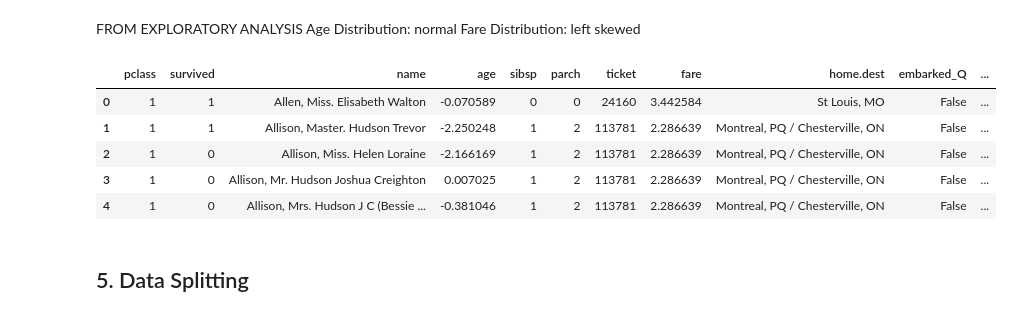
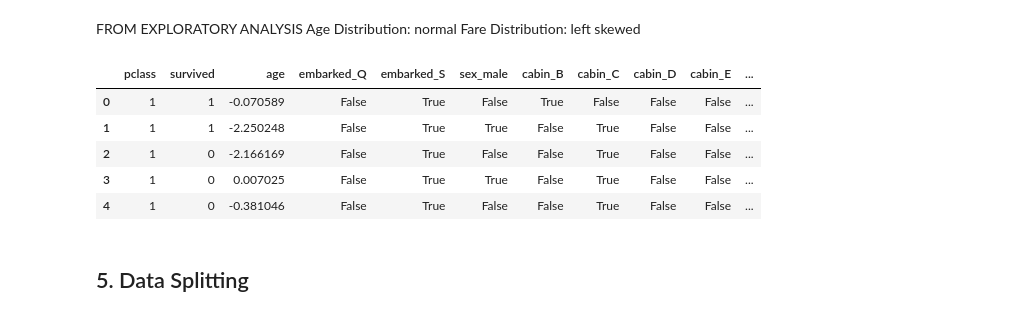
Before and after one commit to fedecaselli/ML-fundamentals-2025, a Jupyter notebook: AssignmentI/assignment_1_<Federica_Caselli[Caselli]>.ipynb, the cells around one changed output. Drawn from its saved outputs; the diff is of its cells as text; code cells hidden in the pictures.

```diff
--- a/AssignmentI/assignment_1_<Federica_Caselli[Caselli]>.ipynb
+++ b/AssignmentI/assignment_1_<Federica_Caselli[Caselli]>.ipynb
@@ -582,2 +651,4 @@ np.int64(0)
+# %%
+df = df.drop(columns=['fare'])
 # %% [markdown]
 #### e. Home.dest
@@ -601,5 +680,3 @@ cabin         187
 embarked        3
 home.dest     369
 dtype: int64
-# %%
-df['home.dest'] = df['home.dest'].fillna('Unknown')
@@ -786,0 +1085,4 @@ Weak rule of thumb:
+# %%
+df['family.size'] = df['sibsp'] + df['parch'] + 1
+df = df.drop(columns = ['sibsp', 'parch'])
+df.head()
@@ -788,22 +1097,26 @@ Weak rule of thumb:
 FROM EXPLORATORY ANALYSIS
 Age Distribution: normal
 Fare Distribution: left skewed
+# %%
+df = df.drop(columns = "ticket")
+
+#DROP TICKETS? ES CATEGORICAL
 # %%
 from sklearn.preprocessing import StandardScaler
 
-num_features = ["age", "fare"]
+num_features = ["age", "family.size"]
 
 scaler = StandardScaler()
 df[num_features] = scaler.fit_transform(df[num_features])
 
 df.head(5)
 # %% [output]
-|  | pclass | survived | name | age | sibsp | parch | ticket | fare | home.dest | embarked_Q | ... |
-| 0 | 1 | 1 | Allen, Miss. Elisabeth Walton | -0.070589 | 0 | 0 | 24160 | 3.442584 | St Louis, MO | False | ... |
-| 1 | 1 | 1 | Allison, Master. Hudson Trevor | -2.250248 | 1 | 2 | 113781 | 2.286639 | Montreal, PQ / Chesterville, ON | False | ... |
-| 2 | 1 | 0 | Allison, Miss. Helen Loraine | -2.166169 | 1 | 2 | 113781 | 2.286639 | Montreal, PQ / Chesterville, ON | False | ... |
-| 3 | 1 | 0 | Allison, Mr. Hudson Joshua Creighton | 0.007025 | 1 | 2 | 113781 | 2.286639 | Montreal, PQ / Chesterville, ON | False | ... |
-| 4 | 1 | 0 | Allison, Mrs. Hudson J C (Bessie ... | -0.381046 | 1 | 2 | 113781 | 2.286639 | Montreal, PQ / Chesterville, ON | False | ... |
+|  | pclass | survived | age | embarked_Q | embarked_S | sex_male | cabin_B | cabin_C | cabin_D | cabin_E | ... |
+| 0 | 1 | 1 | -0.070589 | False | True | False | True | False | False | False | ... |
+| 1 | 1 | 1 | -2.250248 | False | True | True | False | True | False | False | ... |
+| 2 | 1 | 0 | -2.166169 | False | True | False | False | True | False | False | ... |
+| 3 | 1 | 0 | 0.007025 | False | True | True | False | True | False | False | ... |
+| 4 | 1 | 0 | -0.381046 | False | True | False | False | True | False | False | ... |
 # %% [markdown]
 ## 5. Data Splitting
 # %%
```
Also changed, not shown: parts of 100 cells of this notebook.
